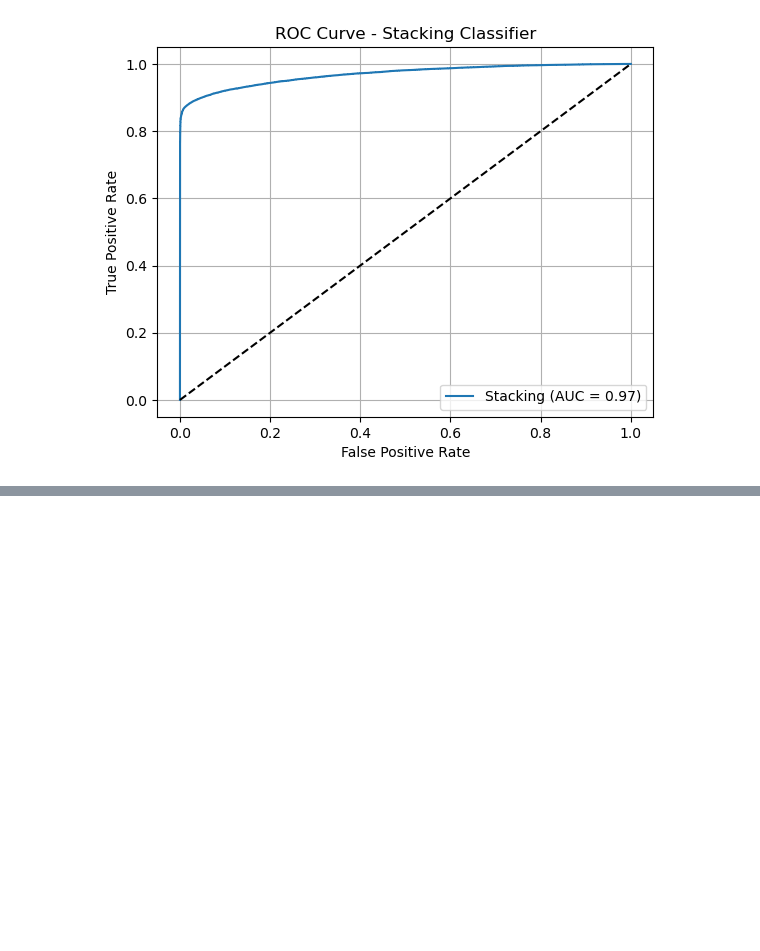
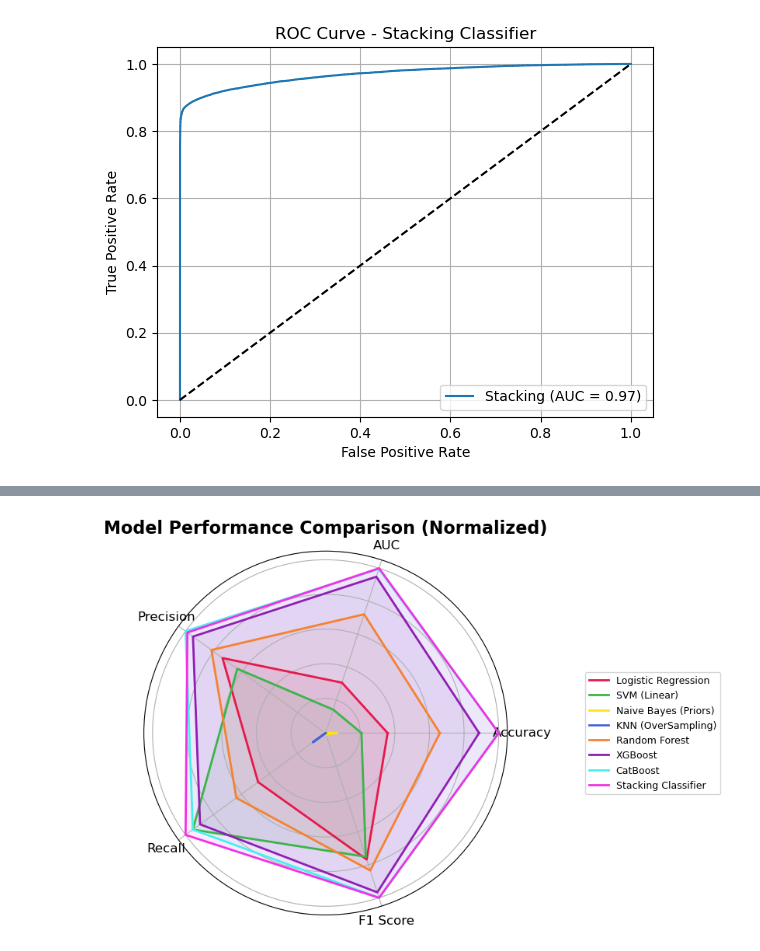
Before and after one commit to dhanashri-dotcom/bankloan-default-prediction, a Jupyter notebook: notebooks/Loan_Default_Prediction.ipynb, the cells around one changed output, grey strips where cells are left out. Cells and saved outputs as stored; diff of their text form; code cells hidden in the pictures; blank space fills up the shorter version.

```diff
--- a/notebooks/Loan_Default_Prediction.ipynb
+++ b/notebooks/Loan_Default_Prediction.ipynb
@@ -572,0 +653,61 @@ Stacking Classifier AUC: 0.9689
+# %%
+import matplotlib.pyplot as plt
+import numpy as np
+
+# Define model names and metrics
+models = [
+    "Logistic Regression", "SVM (Linear)", "Naive Bayes (Priors)",
+    "KNN (OverSampling)", "Random Forest", "XGBoost",
+    "CatBoost", "Stacking Classifier"
+]
+
+metrics = ["Accuracy", "AUC", "Precision", "Recall", "F1 Score"]
+
+# Original performance values
+performance = {
+    "Logistic Regression": [0.75, 0.8165, 0.77, 0.80, 0.79],
+    "SVM (Linear)": [0.71, 0.7806, 0.69, 0.89, 0.78],
+    "Naive Bayes (Priors)": [0.6719, 0.7499, 0.2183, 0.7070, 0.3335],
+    "KNN (OverSampling)": [0.6551, 0.7494, 0.2119, 0.7243, 0.3278],
+    "Random Forest": [0.83, 0.9076, 0.83, 0.83, 0.83],
+    "XGBoost": [0.89, 0.9576, 0.93, 0.88, 0.91],
+    "CatBoost": [0.92, 0.9681, 0.97, 0.89, 0.93],
+    "Stacking Classifier": [0.92, 0.9689, 0.96, 0.90, 0.93],
+}
+
+# Normalize metrics
+metric_array = np.array([performance[model] for model in models])
+min_vals = metric_array.min(axis=0)
+max_vals = metric_array.max(axis=0)
+normalized = (metric_array - min_vals) / (max_vals - min_vals)
+
+# Radar chart setup
+labels = np.array(metrics)
+num_vars = len(labels)
+angles = np.linspace(0, 2 * np.pi, num_vars, endpoint=False).tolist()
+angles += angles[:1]
+
+# Very distinct colors
+distinct_colors = [
+    "#e6194b", "#3cb44b", "#ffe119", "#4363d8",
+    "#f58231", "#911eb4", "#46f0f0", "#f032e6"
+]
+
+# Plotting
+fig, ax = plt.subplots(figsize=(8, 8), subplot_kw=dict(polar=True))
+for idx, model in enumerate(models):
+    values = normalized[idx].tolist()
+    values += values[:1]
+    ax.plot(angles, values, color=distinct_colors[idx], linewidth=2, label=model)
+    ax.fill(angles, values, color=distinct_colors[idx], alpha=0.1)
+
+ax.set_title("Model Performance Comparison (Normalized)", size=16, weight='bold')
+ax.set_xticks(angles[:-1])
+ax.set_xticklabels(labels, fontsize=12)
+ax.set_yticklabels([])
+ax.grid(True)
+ax.legend(loc='center left', bbox_to_anchor=(1.2, 0.5), fontsize=9)
+plt.tight_layout()
+plt.show()
+# %% [output]
+[figure, added]
```
Also changed, not shown: parts of 7 cells of this notebook.
